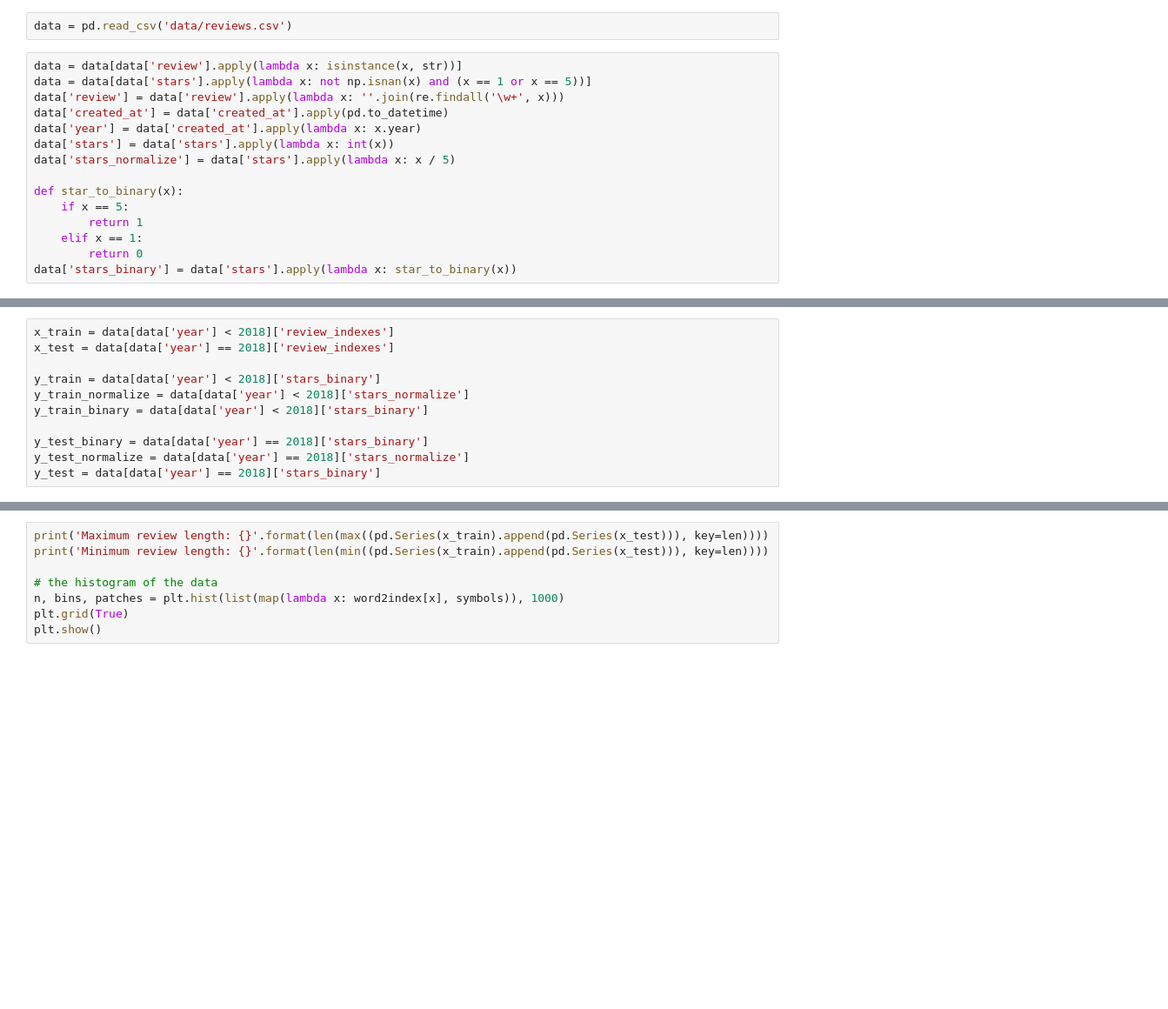
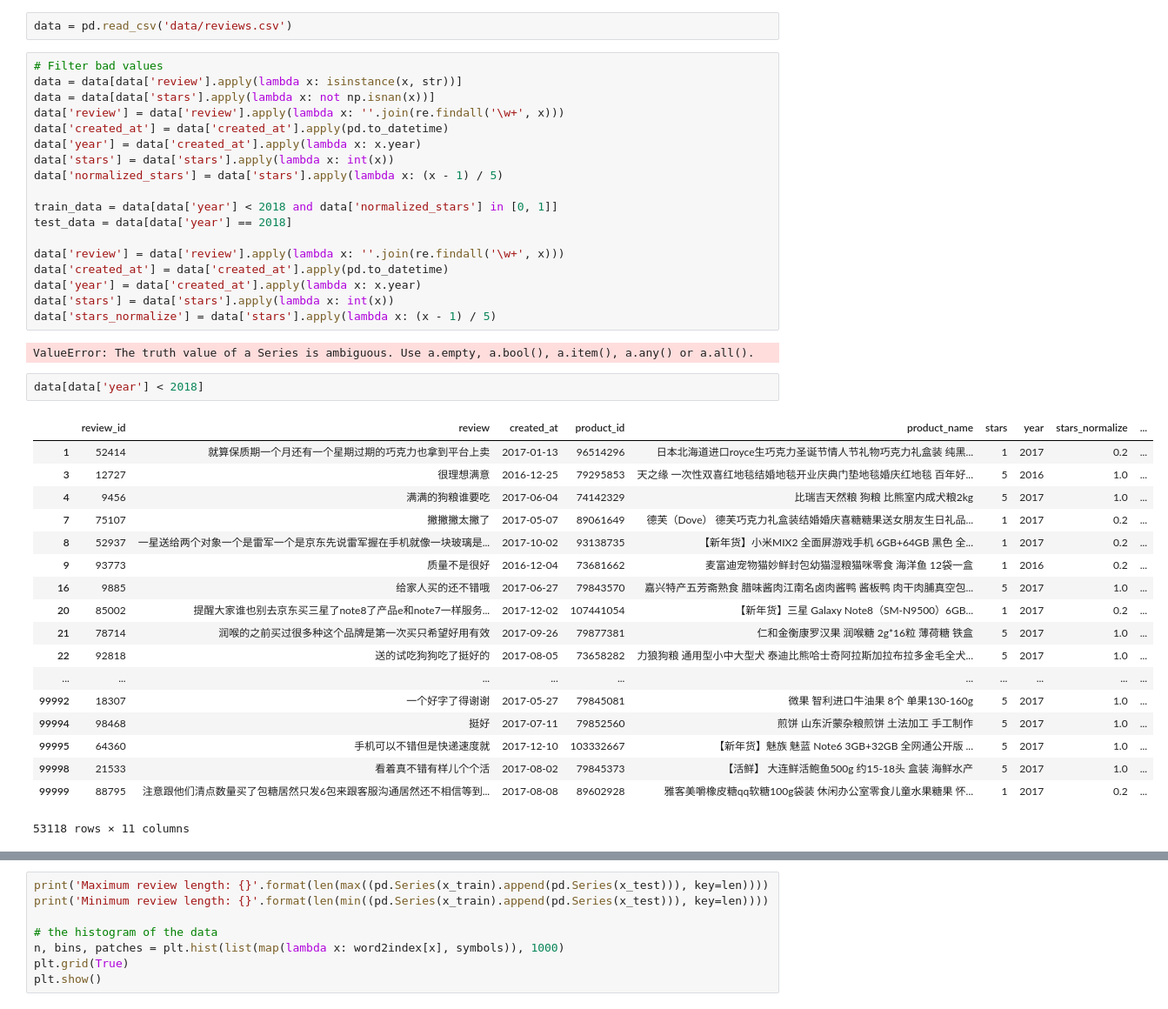
Before and after one commit to Mihlyuk/jd_reviews, a Jupyter notebook: research.ipynb, the cells around one changed output, grey strips where cells are left out. Shown: that part at 87% size. Saved outputs shown, nothing was run; the diff lists cells and outputs as text; blank space fills up the shorter version.

```diff
--- a/research.ipynb
+++ b/research.ipynb
@@ -10,20 +8,46 @@ Using TensorFlow backend.
 # %%
 data = pd.read_csv('data/reviews.csv')
 # %%
+# Filter bad values
 data = data[data['review'].apply(lambda x: isinstance(x, str))]
-data = data[data['stars'].apply(lambda x: not np.isnan(x) and (x == 1 or x == 5))]
+data = data[data['stars'].apply(lambda x: not np.isnan(x))]
 data['review'] = data['review'].apply(lambda x: ''.join(re.findall('\w+', x)))
 data['created_at'] = data['created_at'].apply(pd.to_datetime)
 data['year'] = data['created_at'].apply(lambda x: x.year)
 data['stars'] = data['stars'].apply(lambda x: int(x))
-data['stars_normalize'] = data['stars'].apply(lambda x: x / 5)
+data['normalized_stars'] = data['stars'].apply(lambda x: (x - 1) / 5)
 
-def star_to_binary(x):
-    if x == 5:
-        return 1
-    elif x == 1:
-        return 0
-data['stars_binary'] = data['stars'].apply(lambda x: star_to_binary(x))
+train_data = data[data['year'] < 2018 and data['normalized_stars'] in [0, 1]]
+test_data = data[data['year'] == 2018]
+
+data['review'] = data['review'].apply(lambda x: ''.join(re.findall('\w+', x)))
+data['created_at'] = data['created_at'].apply(pd.to_datetime)
+data['year'] = data['created_at'].apply(lambda x: x.year)
+data['stars'] = data['stars'].apply(lambda x: int(x))
+data['stars_normalize'] = data['stars'].apply(lambda x: (x - 1) / 5)
+# %% [output]
+ValueError: The truth value of a Series is ambiguous. Use a.empty, a.bool(), a.item(), a.any() or a.all().
+# %%
+data[data['year'] < 2018]
+# %% [output]
+|  | review_id | review | created_at | product_id | product_name | stars | year | stars_normalize | ... |
+| 1 | 52414 | 就算保质期一个月还有一个星期过期的巧克力也拿到平台上卖 | 2017-01-13 | 96514296 | 日本北海道进口royce生巧克力圣诞节情人节礼物巧克力礼盒装 纯黑... | 1 | 2017 | 0.2 | ... |
+| 3 | 12727 | 很理想满意 | 2016-12-25 | 79295853 | 天之缘 一次性双喜红地毯结婚地毯开业庆典门垫地毯婚庆红地毯 百年好... | 5 | 2016 | 1.0 | ... |
+| 4 | 9456 | 满满的狗粮谁要吃 | 2017-06-04 | 74142329 | 比瑞吉天然粮 狗粮 比熊室内成犬粮2kg | 5 | 2017 | 1.0 | ... |
+| 7 | 75107 | 撇撇撇太撇了 | 2017-05-07 | 89061649 | 德芙（Dove） 德芙巧克力礼盒装结婚婚庆喜糖糖果送女朋友生日礼品... | 1 | 2017 | 0.2 | ... |
+| 8 | 52937 | 一星送给两个对象一个是雷军一个是京东先说雷军握在手机就像一块玻璃是... | 2017-10-02 | 93138735 | 【新年货】小米MIX2 全面屏游戏手机 6GB+64GB 黑色 全... | 1 | 2017 | 0.2 | ... |
+| 9 | 93773 | 质量不是很好 | 2016-12-04 | 73681662 | 麦富迪宠物猫妙鲜封包幼猫湿粮猫咪零食 海洋鱼 12袋一盒 | 1 | 2016 | 0.2 | ... |
+| 16 | 9885 | 给家人买的还不错哦 | 2017-06-27 | 79843570 | 嘉兴特产五芳斋熟食 腊味酱肉江南名卤肉酱鸭 酱板鸭 肉干肉脯真空包... | 5 | 2017 | 1.0 | ... |
+| 20 | 85002 | 提醒大家谁也别去京东买三星了note8了产品e和note7一样服务... | 2017-12-02 | 107441054 | 【新年货】三星 Galaxy Note8（SM-N9500）6GB... | 1 | 2017 | 0.2 | ... |
+| 21 | 78714 | 润喉的之前买过很多种这个品牌是第一次买只希望好用有效 | 2017-09-26 | 79877381 | 仁和金衡康罗汉果 润喉糖 2g*16粒 薄荷糖 铁盒 | 5 | 2017 | 1.0 | ... |
+| 22 | 92818 | 送的试吃狗狗吃了挺好的 | 2017-08-05 | 73658282 | 力狼狗粮 通用型小中大型犬 泰迪比熊哈士奇阿拉斯加拉布拉多金毛全犬... | 5 | 2017 | 1.0 | ... |
+| ... | ... | ... | ... | ... | ... | ... | ... | ... | ... |
+| 99992 | 18307 | 一个好字了得谢谢 | 2017-05-27 | 79845081 | 微果 智利进口牛油果 8个 单果130-160g | 5 | 2017 | 1.0 | ... |
+| 99994 | 98468 | 挺好 | 2017-07-11 | 79852560 | 煎饼 山东沂蒙杂粮煎饼 土法加工 手工制作 | 5 | 2017 | 1.0 | ... |
+| 99995 | 64360 | 手机可以不错但是快递速度就 | 2017-12-10 | 103332667 | 【新年货】魅族 魅蓝 Note6 3GB+32GB 全网通公开版 ... | 5 | 2017 | 1.0 | ... |
+| 99998 | 21533 | 看着真不错有样儿个个活 | 2017-08-02 | 79845373 | 【活鲜】 大连鲜活鲍鱼500g 约15-18头 盒装 海鲜水产 | 5 | 2017 | 1.0 | ... |
+| 99999 | 88795 | 注意跟他们清点数量买了包糖居然只发6包来跟客服沟通居然还不相信等到... | 2017-08-08 | 89602928 | 雅客美嚼橡皮糖qq软糖100g袋装 休闲办公室零食儿童水果糖果 怀... | 1 | 2017 | 0.2 | ... |
+53118 rows × 11 columns
 # %%
 data['review']
 symbols = []
@@ -47,14 +71,3 @@ for idx, val in enumerate(sorted_words):
     index2count.append((idx, val[1]))
 
 data['review_indexes'] = data['review'].apply(lambda x: list(map(lambda word: word2index[word], list(x))))
-# %%
-x_train = data[data['year'] < 2018]['review_indexes']
-x_test = data[data['year'] == 2018]['review_indexes']
-
-y_train = data[data['year'] < 2018]['stars_binary']
-y_train_normalize = data[data['year'] < 2018]['stars_normalize']
-y_train_binary = data[data['year'] < 2018]['stars_binary']
-
-y_test_binary = data[data['year'] == 2018]['stars_binary']
-y_test_normalize = data[data['year'] == 2018]['stars_normalize']
-y_test = data[data['year'] == 2018]['stars_binary']
```
Also changed, not shown: parts of 6 cells of this notebook, 1 other file.
